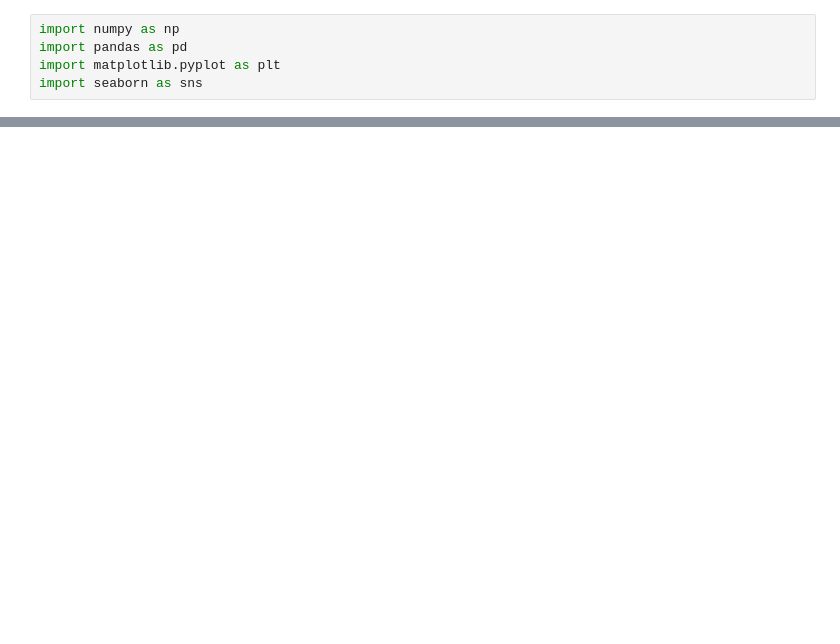
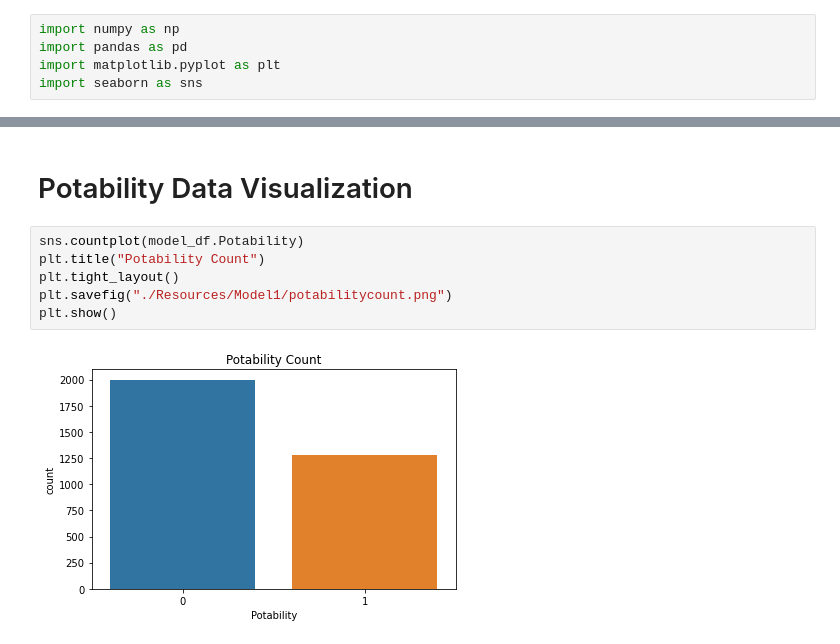
Before and after one commit to abhikenobi/Data-Morphin-Power-Rangers, a Jupyter notebook: Model 1 FillNa.ipynb, the cells around one changed output, grey strips where cells are left out. Saved outputs shown, nothing was run; the diff lists cells and outputs as text; blank space fills up the shorter version.

Commit message:
ran models for both paths

```diff
--- a/Model 1 FillNa.ipynb
+++ b/Model 1 FillNa.ipynb
@@ -22,0 +23,10 @@ model_df
+# %% [markdown]
+# Potability Data Visualization
+# %%
+sns.countplot(model_df.Potability)
+plt.title("Potability Count")
+plt.tight_layout()
+plt.savefig("./Resources/Model1/potabilitycount.png")
+plt.show()
+# %% [output]
+[figure, added]
```
Also changed, not shown: parts of 45 cells of this notebook, 15 other files.
